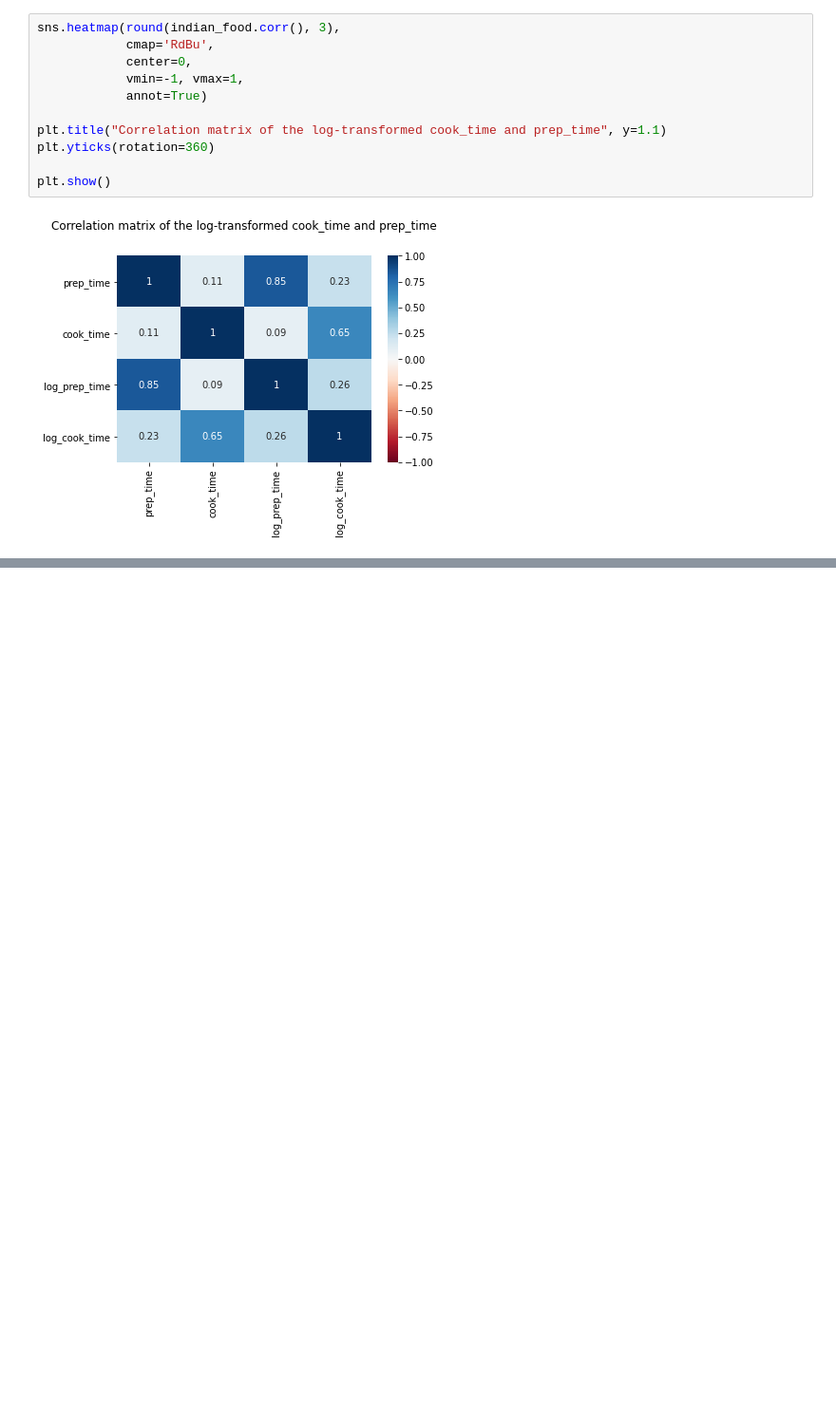
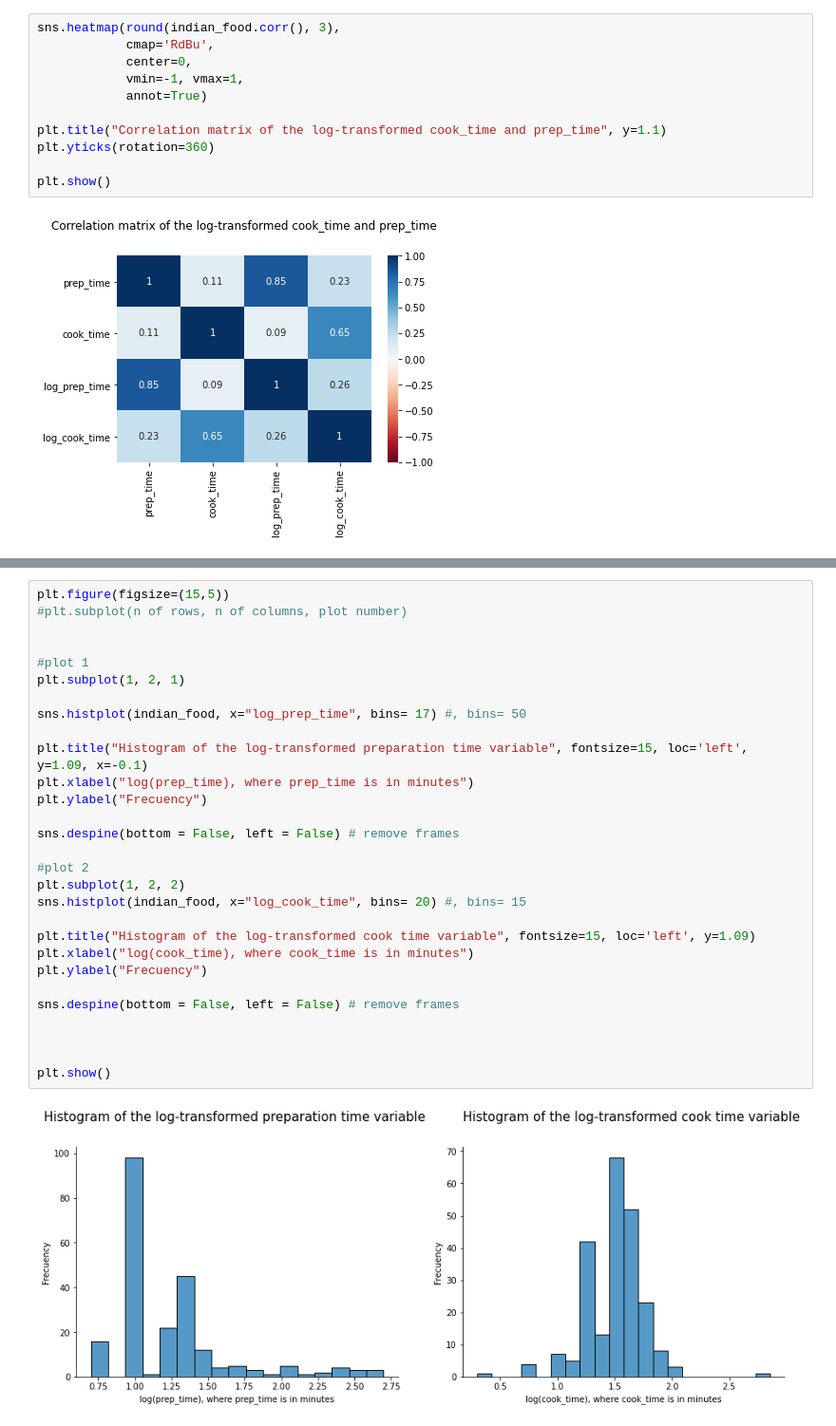
Before and after one commit to aijimenez/EDA_indian_food, a Jupyter notebook: Correlation_Covariance_2variables.ipynb, the cells around one changed output, grey strips where cells are left out. Shown: that part at 95% size. Cells and saved outputs as stored; diff of their text form; blank space fills up the shorter version.

```diff
--- a/Correlation_Covariance_2variables.ipynb
+++ b/Correlation_Covariance_2variables.ipynb
@@ -165,0 +196,31 @@ plt.show()
+# %%
+plt.figure(figsize=(15,5))
+#plt.subplot(n of rows, n of columns, plot number)
+
+
+#plot 1
+plt.subplot(1, 2, 1)
+
+sns.histplot(indian_food, x="log_prep_time", bins= 17) #, bins= 50
+
+plt.title("Histogram of the log-transformed preparation time variable", fontsize=15, loc='left', y=1.09, x=-0.1)
+plt.xlabel("log(prep_time), where prep_time is in minutes")
+plt.ylabel("Frecuency")
+
+sns.despine(bottom = False, left = False) # remove frames
+
+#plot 2
+plt.subplot(1, 2, 2)
+sns.histplot(indian_food, x="log_cook_time", bins= 20) #, bins= 15
+
+plt.title("Histogram of the log-transformed cook time variable", fontsize=15, loc='left', y=1.09)
+plt.xlabel("log(cook_time), where cook_time is in minutes")
+plt.ylabel("Frecuency")
+
+sns.despine(bottom = False, left = False) # remove frames
+
+
+
+plt.show()
+# %% [output]
+[figure, added]
```
Also changed, not shown: parts of 4 cells of this notebook.
